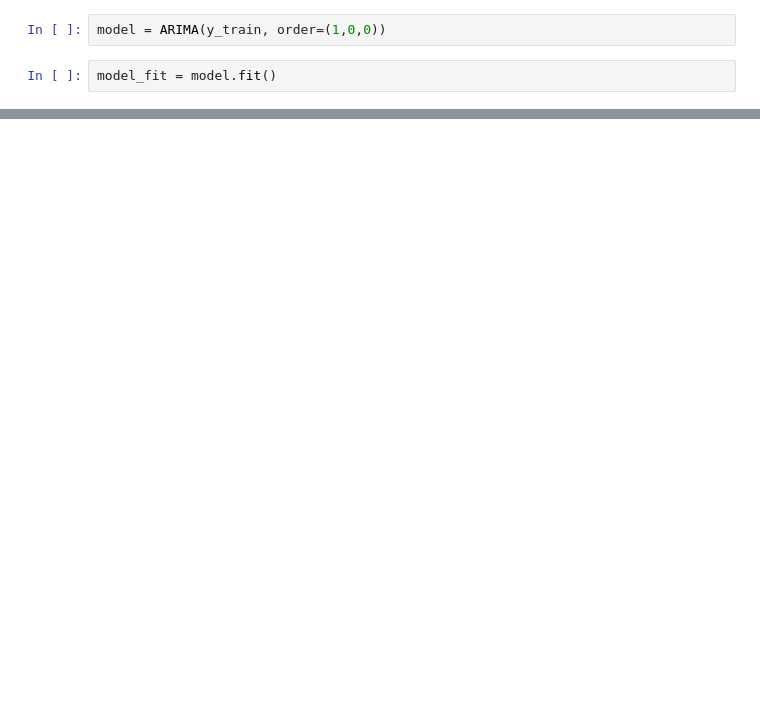
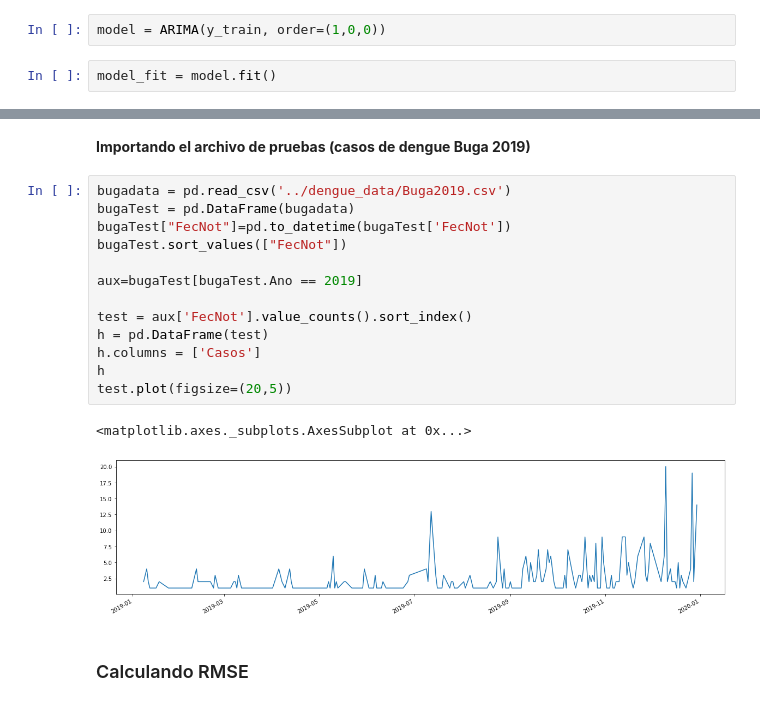
Before and after one commit to JuanImbachi/PDG, a Jupyter notebook: data_analytics/Exploración datos Buga.ipynb, the cells around one changed output, grey strips where cells are left out. Saved outputs shown, nothing was run; the diff lists cells and outputs as text; blank space fills up the shorter version.

```diff
--- a/data_analytics/Exploración datos Buga.ipynb
+++ b/data_analytics/Exploración datos Buga.ipynb
@@ -670,3 +688,23 @@ ar.L1.y        0.3045      0.029     10.616      0.000       0.248       0.361
 -----------------------------------------------------------------------------
 AR.1            3.2836           +0.0000j            3.2836            0.0000
 -----------------------------------------------------------------------------
+# %% [markdown]
+**Importando el archivo de pruebas (casos de dengue Buga 2019)**
+# %%
+bugadata = pd.read_csv('../dengue_data/Buga2019.csv')
+bugaTest = pd.DataFrame(bugadata)
+bugaTest["FecNot"]=pd.to_datetime(bugaTest['FecNot'])
+bugaTest.sort_values(["FecNot"])
+
+aux=bugaTest[bugaTest.Ano == 2019]
+
+test = aux['FecNot'].value_counts().sort_index()
+h = pd.DataFrame(test)
+h.columns = ['Casos']
+h
+test.plot(figsize=(20,5))
+# %% [output]
+<matplotlib.axes._subplots.AxesSubplot at 0x...>
+[figure, added]
+# %% [markdown]
+### Calculando RMSE
```
Also changed, not shown: parts of 9 cells of this notebook, 4 other files.
